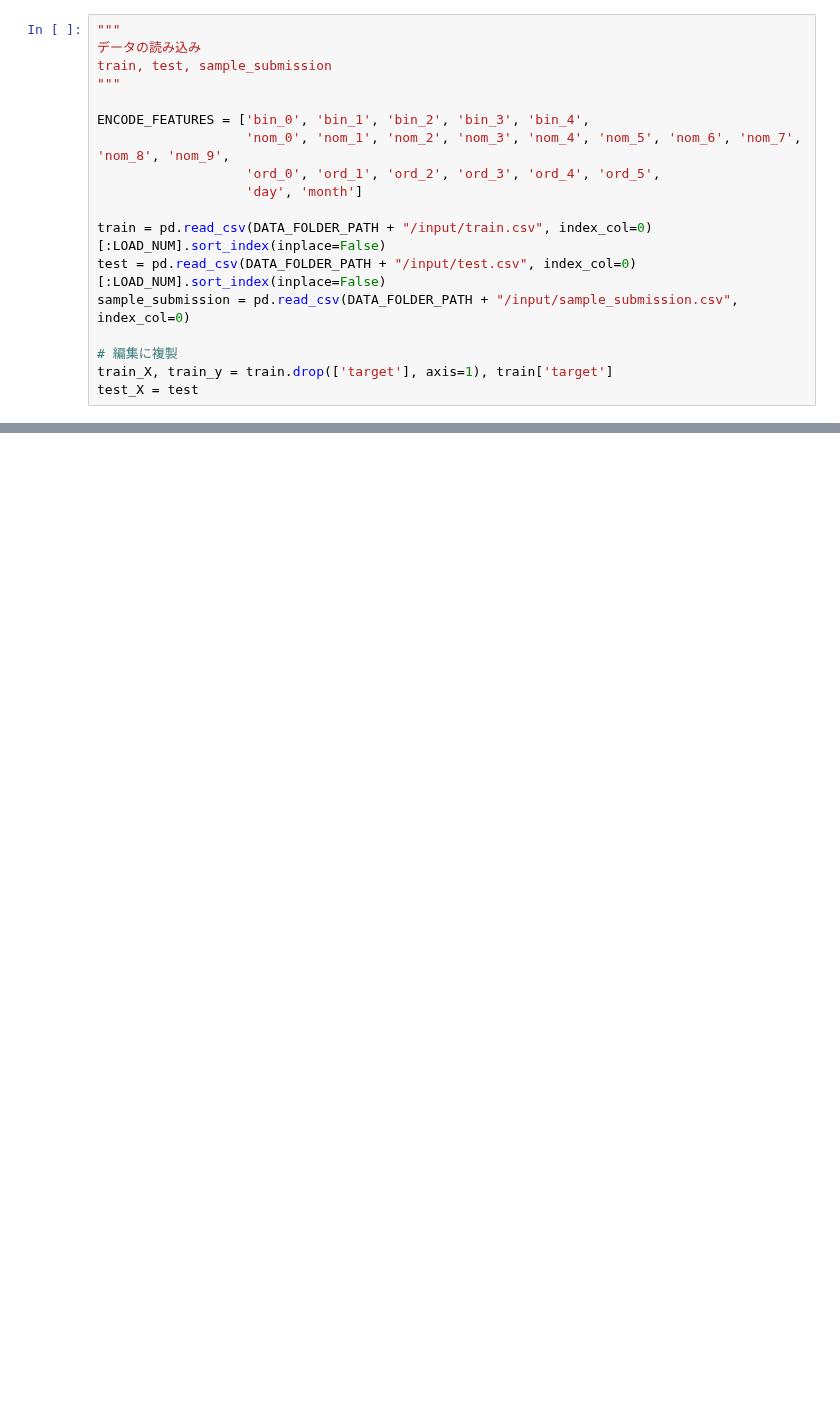
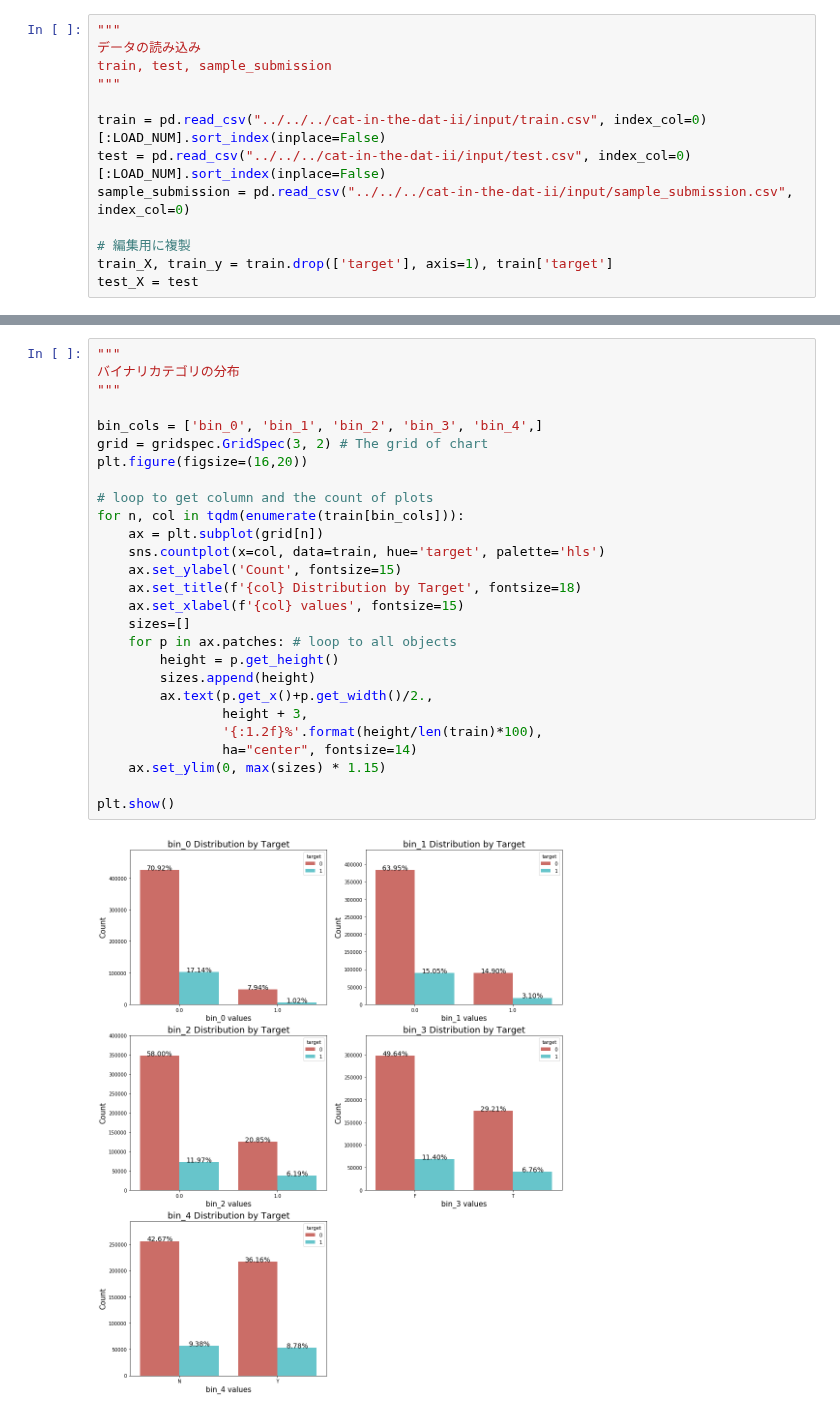
Before and after one commit to ritumutaka/Categorical-Feature-Encoding-Challenge-II, a Jupyter notebook: pys/tree/make_data/tree_data.ipynb, the cells around one changed output, grey strips where cells are left out. Drawn from its saved outputs; the diff is of its cells as text; blank space fills up the shorter version.

```diff
--- a/pys/tree/make_data/tree_data.ipynb
+++ b/pys/tree/make_data/tree_data.ipynb
@@ -56,15 +112,10 @@ def plot_roc(y_true, y_pred, model_name):
 train, test, sample_submission
 """
 
-ENCODE_FEATURES = ['bin_0', 'bin_1', 'bin_2', 'bin_3', 'bin_4',
-                   'nom_0', 'nom_1', 'nom_2', 'nom_3', 'nom_4', 'nom_5', 'nom_6', 'nom_7', 'nom_8', 'nom_9',
-                   'ord_0', 'ord_1', 'ord_2', 'ord_3', 'ord_4', 'ord_5',
-                   'day', 'month']
+train = pd.read_csv("../../../cat-in-the-dat-ii/input/train.csv", index_col=0)[:LOAD_NUM].sort_index(inplace=False)
+test = pd.read_csv("../../../cat-in-the-dat-ii/input/test.csv", index_col=0)[:LOAD_NUM].sort_index(inplace=False)
+sample_submission = pd.read_csv("../../../cat-in-the-dat-ii/input/sample_submission.csv", index_col=0)
 
-train = pd.read_csv(DATA_FOLDER_PATH + "/input/train.csv", index_col=0)[:LOAD_NUM].sort_index(inplace=False)
-test = pd.read_csv(DATA_FOLDER_PATH + "/input/test.csv", index_col=0)[:LOAD_NUM].sort_index(inplace=False)
-sample_submission = pd.read_csv(DATA_FOLDER_PATH + "/input/sample_submission.csv", index_col=0)
-
-# 編集に複製
+# 編集用に複製
 train_X, train_y = train.drop(['target'], axis=1), train['target']
 test_X = test
@@ -82,0 +154,29 @@ test_X.drop(['ord_3'], axis=1, inplace=True)
+# %%
+"""
+バイナリカテゴリの分布
+"""
+
+bin_cols = ['bin_0', 'bin_1', 'bin_2', 'bin_3', 'bin_4',]
+grid = gridspec.GridSpec(3, 2) # The grid of chart
+plt.figure(figsize=(16,20))
+
+# loop to get column and the count of plots
+for n, col in tqdm(enumerate(train[bin_cols])):
+    ax = plt.subplot(grid[n])
+    sns.countplot(x=col, data=train, hue='target', palette='hls')
+    ax.set_ylabel('Count', fontsize=15)
+    ax.set_title(f'{col} Distribution by Target', fontsize=18)
+    ax.set_xlabel(f'{col} values', fontsize=15)
+    sizes=[]
+    for p in ax.patches: # loop to all objects
+        height = p.get_height()
+        sizes.append(height)
+        ax.text(p.get_x()+p.get_width()/2.,
+                height + 3,
+                '{:1.2f}%'.format(height/len(train)*100),
+                ha="center", fontsize=14)
+    ax.set_ylim(0, max(sizes) * 1.15)
+
+plt.show()
+# %% [output]
+[figure, added]
```
Also changed, not shown: parts of 15 cells of this notebook, 6 other files.
